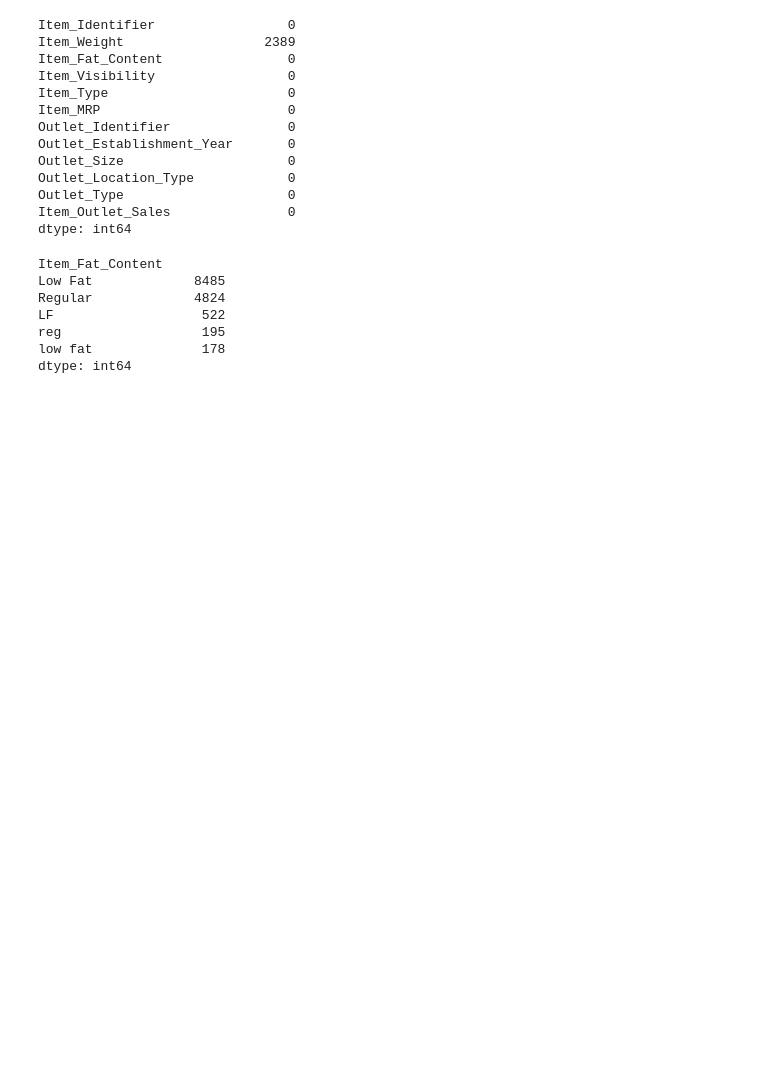
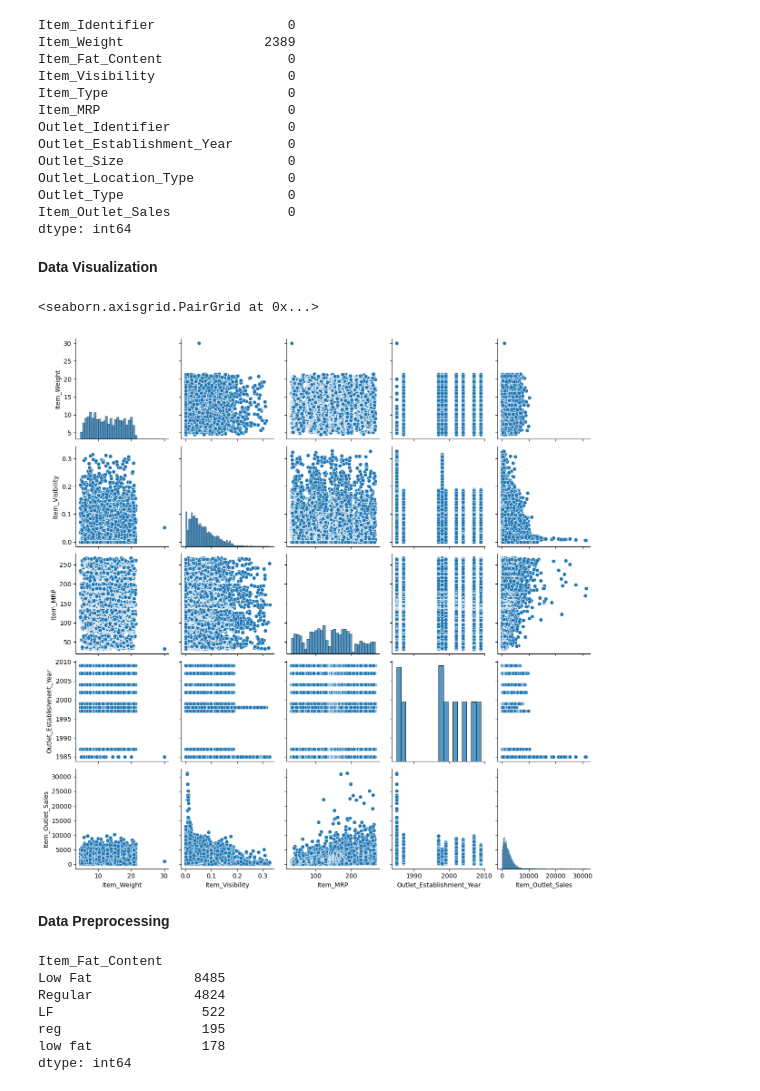
Before and after one commit to Ramesh4613/bigsales, a Jupyter notebook: bigsales.ipynb, the cells around one changed output. Cells and saved outputs as stored; diff of their text form; code cells hidden in the pictures; blank space fills up the shorter version.

```diff
--- a/bigsales.ipynb
+++ b/bigsales.ipynb
@@ -52,6 +69,15 @@ Outlet_Location_Type            0
 Outlet_Type                     0
 Item_Outlet_Sales               0
 dtype: int64
+# %% [markdown]
+**Data Visualization**
+# %%
+sns.pairplot(df)
+# %% [output]
+<seaborn.axisgrid.PairGrid at 0x...>
+[figure, added]
+# %% [markdown]
+**Data Preprocessing**
 # %%
 df['Item_Weight'].fillna(df.groupby(['Item_Type'])['Item_Weight'].transform('mean'),inplace=True)
 # %%
```
Also changed, not shown: parts of 20 cells of this notebook.
